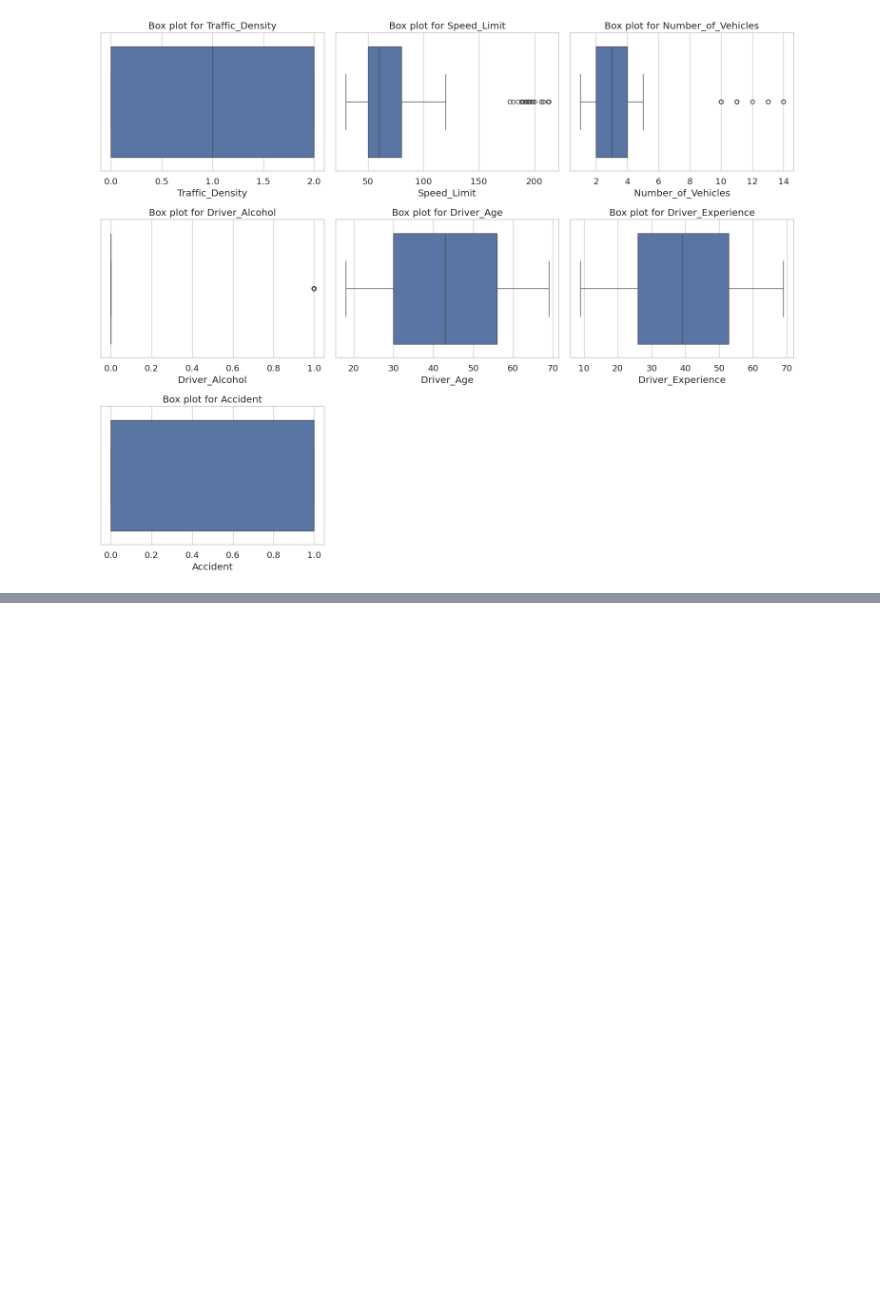
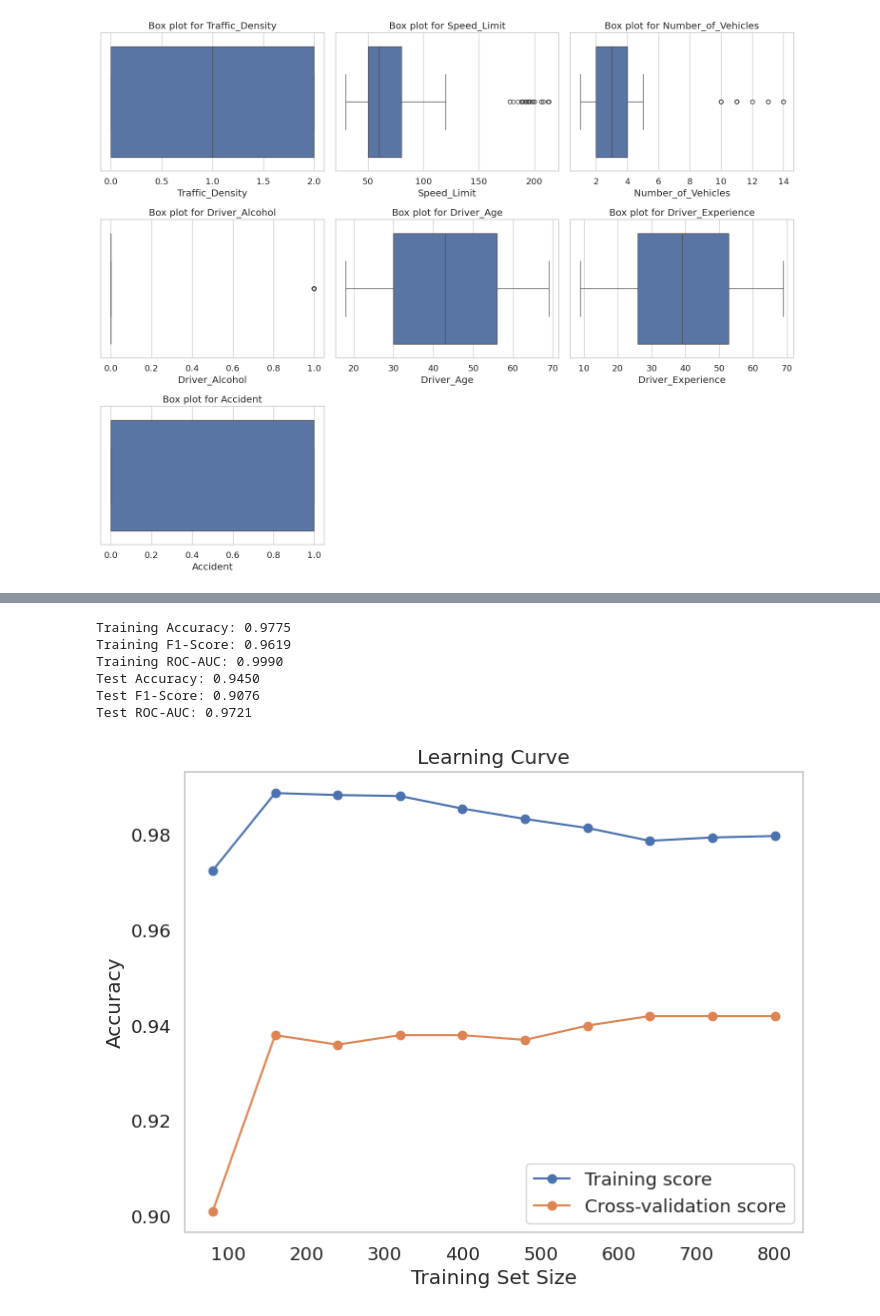
Before and after one commit to Omniasherief/Accident-prediction, a Jupyter notebook: Accident_prediction.ipynb, the cells around one changed output, grey strips where cells are left out. Cells and saved outputs as stored; diff of their text form; code cells hidden in the pictures; blank space fills up the shorter version.

```diff
--- a/Accident_prediction.ipynb
+++ b/Accident_prediction.ipynb
@@ -614,0 +786,47 @@ ROC-AUC Score: 0.5716
+# %%
+from sklearn.metrics import accuracy_score, f1_score, roc_auc_score
+
+# Predict on training data
+y_train_pred = best_rf.predict(X_train)
+y_train_proba = best_rf.predict_proba(X_train)[:, 1]
+
+# Calculate metrics
+train_accuracy = accuracy_score(y_train, y_train_pred)
+train_f1 = f1_score(y_train, y_train_pred)
+train_roc_auc = roc_auc_score(y_train, y_train_proba)
+
+print(f"Training Accuracy: {train_accuracy:.4f}")
+print(f"Training F1-Score: {train_f1:.4f}")
+print(f"Training ROC-AUC: {train_roc_auc:.4f}")
+print(f"Test Accuracy: {accuracy:.4f}")
+print(f"Test F1-Score: {f1:.4f}")
+print(f"Test ROC-AUC: {roc_auc:.4f}")
+from sklearn.model_selection import learning_curve
+import matplotlib.pyplot as plt
+import numpy as np
+
+train_sizes, train_scores, test_scores = learning_curve(
+    best_rf, X_scaled, y, cv=5, scoring='accuracy', n_jobs=-1,
+    train_sizes=np.linspace(0.1, 1.0, 10), random_state=42
+)
+
+train_scores_mean = np.mean(train_scores, axis=1)
+test_scores_mean = np.mean(test_scores, axis=1)
+
+plt.figure(figsize=(8, 6))
+plt.plot(train_sizes, train_scores_mean, 'o-', label='Training score')
+plt.plot(train_sizes, test_scores_mean, 'o-', label='Cross-validation score')
+plt.title('Learning Curve')
+plt.xlabel('Training Set Size')
+plt.ylabel('Accuracy')
+plt.legend(loc='best')
+plt.grid()
+plt.show()
+# %% [output]
+Training Accuracy: 0.9775
+Training F1-Score: 0.9619
+Training ROC-AUC: 0.9990
+Test Accuracy: 0.9450
+Test F1-Score: 0.9076
+Test ROC-AUC: 0.9721
+[figure, added]
```
Also changed, not shown: parts of 11 cells of this notebook.
